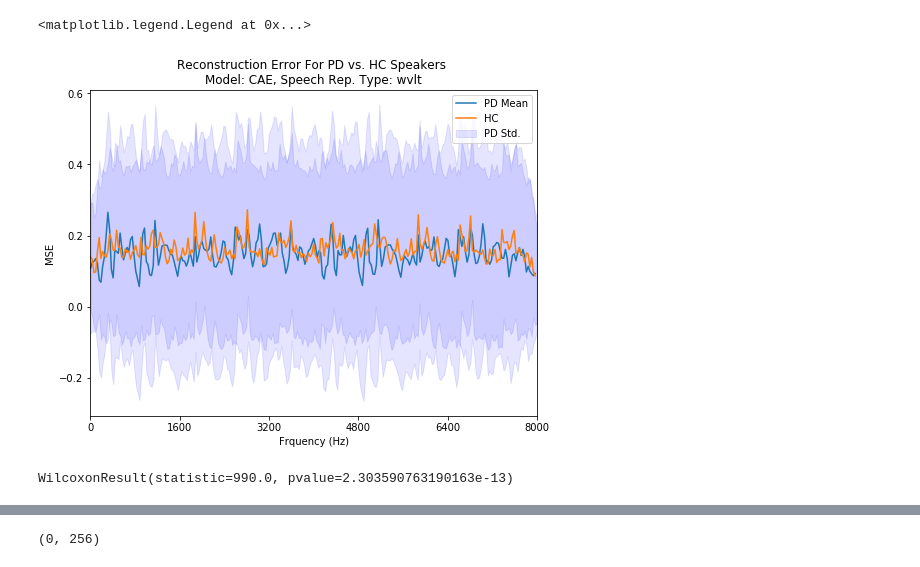
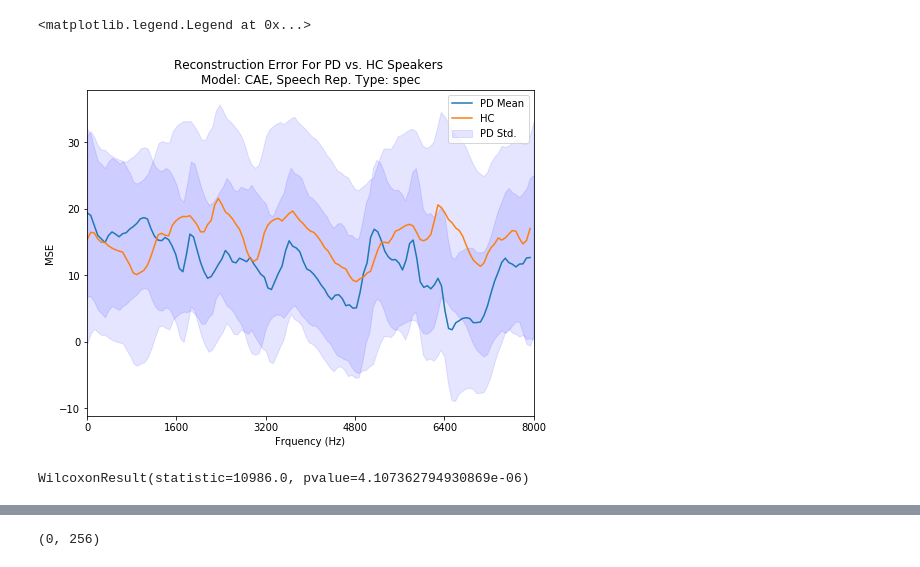
Before and after one commit to gjm311/aeternaSpeech, a Jupyter notebook: code/speechRepAnalysis/view_recon.ipynb, the cells around one changed output, grey strips where cells are left out. Saved outputs shown, nothing was run; the diff lists cells and outputs as text; code cells hidden in the pictures.

```diff
--- a/code/speechRepAnalysis/view_recon.ipynb
+++ b/code/speechRepAnalysis/view_recon.ipynb
@@ -33,41 +33,41 @@ import traintestsplit as tts
 # %%
 #Visualize reconstruction error for pd vs. hc speakers for all utterance types.
 mod='CAE' #'CAE' or 'RAE'
-rep='wvlt' #'spec' => mfccs, 'wvlt' => wavelet coefficients as features
+rep='spec' #'spec' => mfccs, 'wvlt' => wavelet coefficients as features
 
 load_path=PATH+'/pts/reconErrs/'+mod+'_'+rep+'.pickle'
 with open(load_path, 'rb') as handle:
     data = pickle.load(handle)
 
 fig,ax=plt.subplots(1,1,figsize=(8, 6))
 
 for spk in ['pd','hc']:
     means=data[spk]['means'][0,:]
     stds=np.mean(data[spk]['stds'],axis=0)
     ttl="Reconstruction Error For PD vs. HC Speakers \nModel: "+mod+", Speech Rep. Type: "+rep
 
     under_line=means-stds
     over_line=means+stds
 
     plt.plot(means)
     plt.fill_between(np.linspace(0,len(stds),len(stds)), under_line, over_line, color='b', alpha=.1)
 
     plt.title(ttl)
     ax.set_xticks(np.linspace(0,len(means),6))
     ax.set_xticklabels(map(str, np.linspace(0,8000,6, dtype=np.int)))
     ax.set_xlabel('Frquency (Hz)')
     ax.set_ylabel('MSE')
     ax.set_xlim([0,len(means)])
 #     ax.set_ylim([-.5,1])
 
 plt.legend(['PD Mean','HC','PD Std.'])
 # %% [output]
 <matplotlib.legend.Legend at 0x...>
-[figure, old version]
+[figure, new version]
 # %%
 scipy.stats.wilcoxon(data['pd']['means'][0,:],data['hc']['means'][0,:])
 # %% [output]
-WilcoxonResult(statistic=990.0, pvalue=2.303590763190163e-13)
+WilcoxonResult(statistic=10986.0, pvalue=4.107362794930869e-06)
 # %%
 """
 Reconstruct error for individual test speaker speech file based on CAE/RAE models for wvlt and spectral representations.
```
Also changed, not shown: parts of 1 cell of this notebook, 2 other files.
